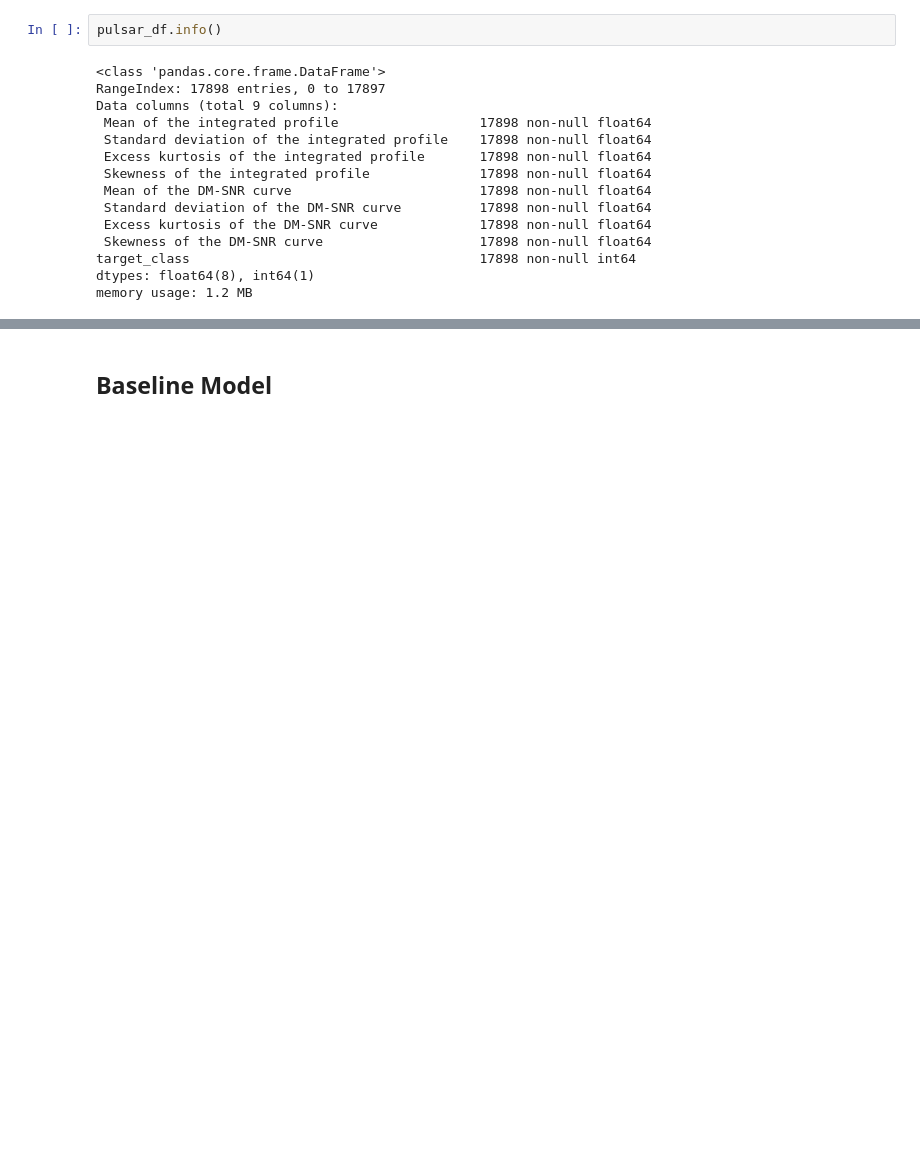
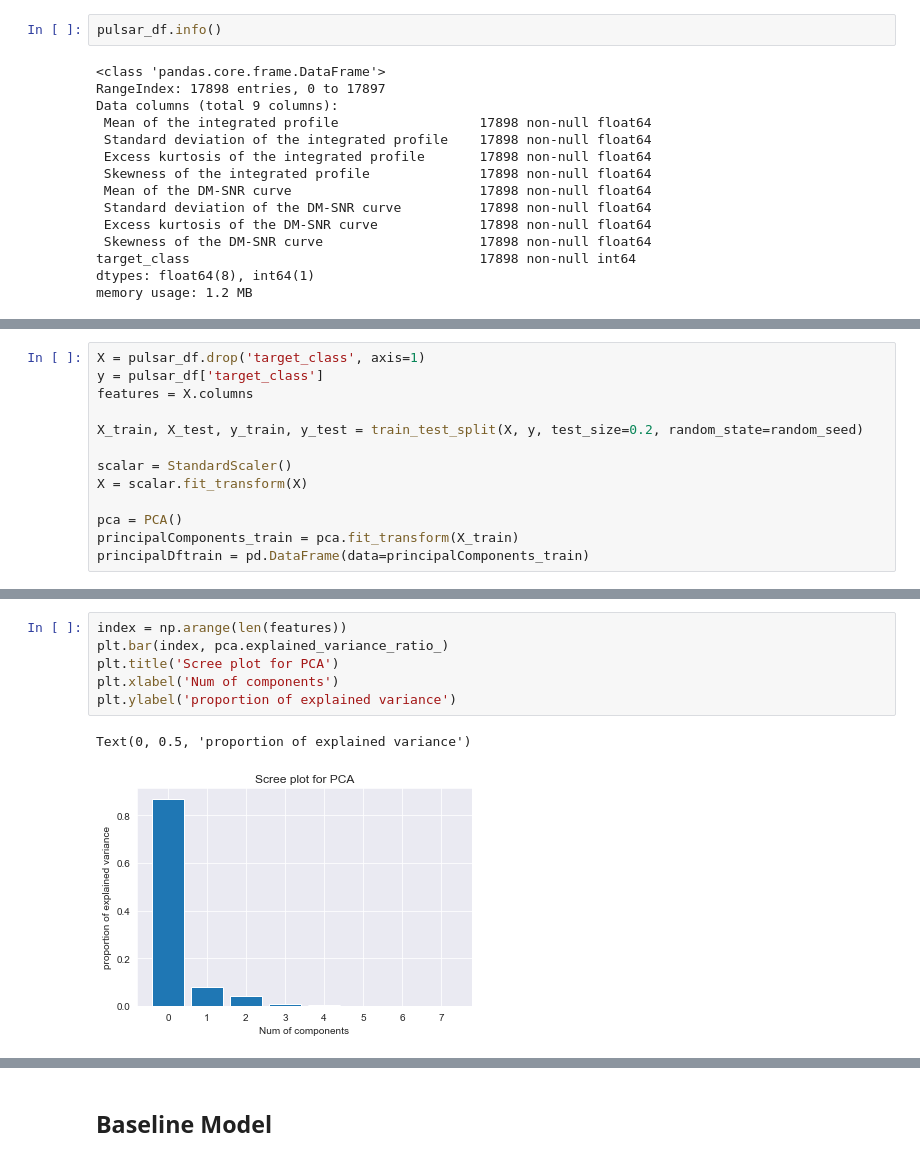
Before and after one commit to zapatos24/Pulsar_Star_Classification, a Jupyter notebook: jeremy-wip-notebook.ipynb, the cells around one changed output, grey strips where cells are left out. Cells and saved outputs as stored; diff of their text form; blank space fills up the shorter version.

```diff
--- a/jeremy-wip-notebook.ipynb
+++ b/jeremy-wip-notebook.ipynb
@@ -99,0 +212,13 @@ print(scaled_X_train.shape, scaled_X_test.shape)
+# %%
+X = pulsar_df.drop('target_class', axis=1)
+y = pulsar_df['target_class']
+features = X.columns
+
+X_train, X_test, y_train, y_test = train_test_split(X, y, test_size=0.2, random_state=random_seed)
+
+scalar = StandardScaler()
+X = scalar.fit_transform(X)
+
+pca = PCA()
+principalComponents_train = pca.fit_transform(X_train)
+principalDftrain = pd.DataFrame(data=principalComponents_train)
@@ -99,0 +246,9 @@ print(scaled_X_train.shape, scaled_X_test.shape)
+# %%
+index = np.arange(len(features))
+plt.bar(index, pca.explained_variance_ratio_)
+plt.title('Scree plot for PCA')
+plt.xlabel('Num of components')
+plt.ylabel('proportion of explained variance')
+# %% [output]
+Text(0, 0.5, 'proportion of explained variance')
+[figure, added]
```
Also changed, not shown: parts of 27 cells of this notebook, 2 other files.
